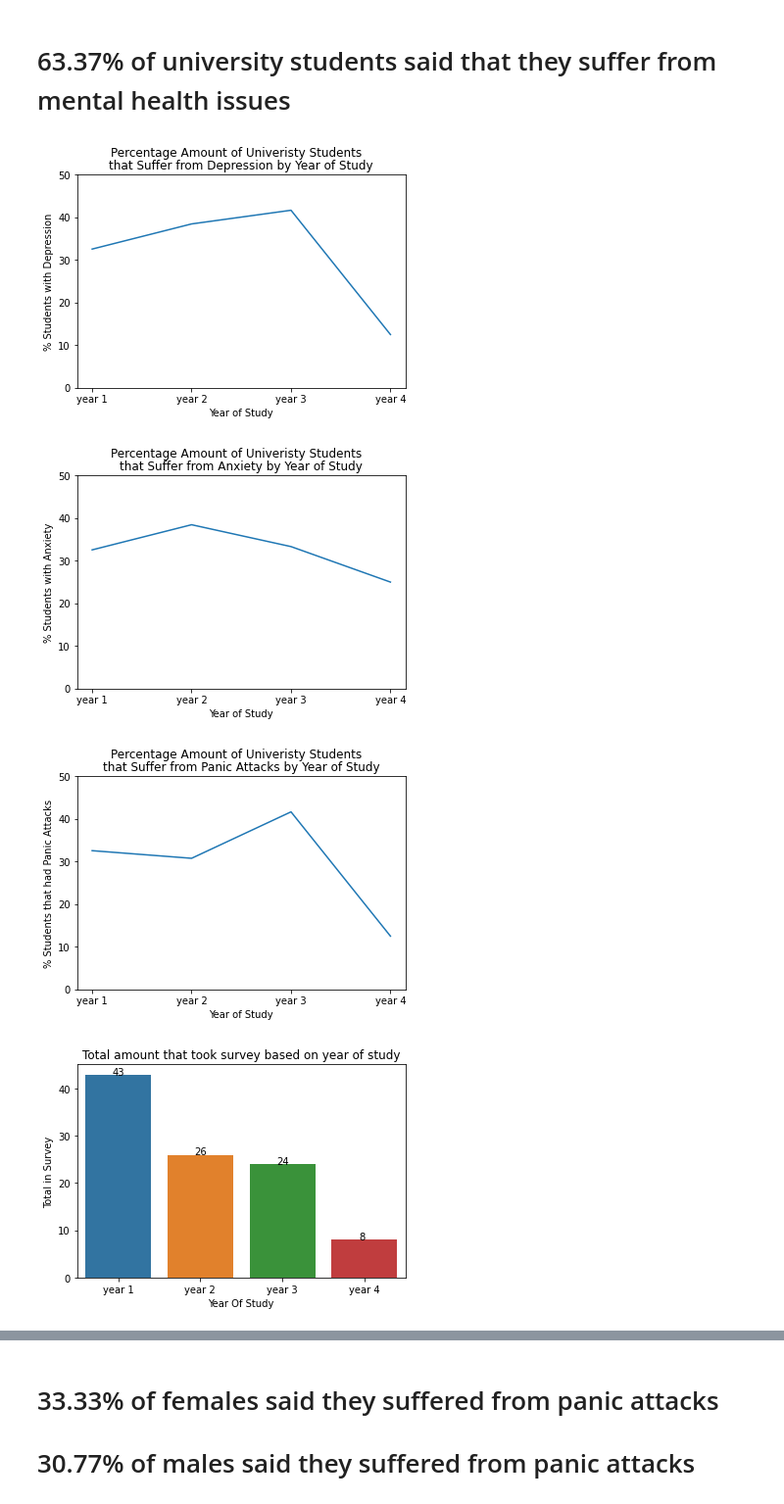
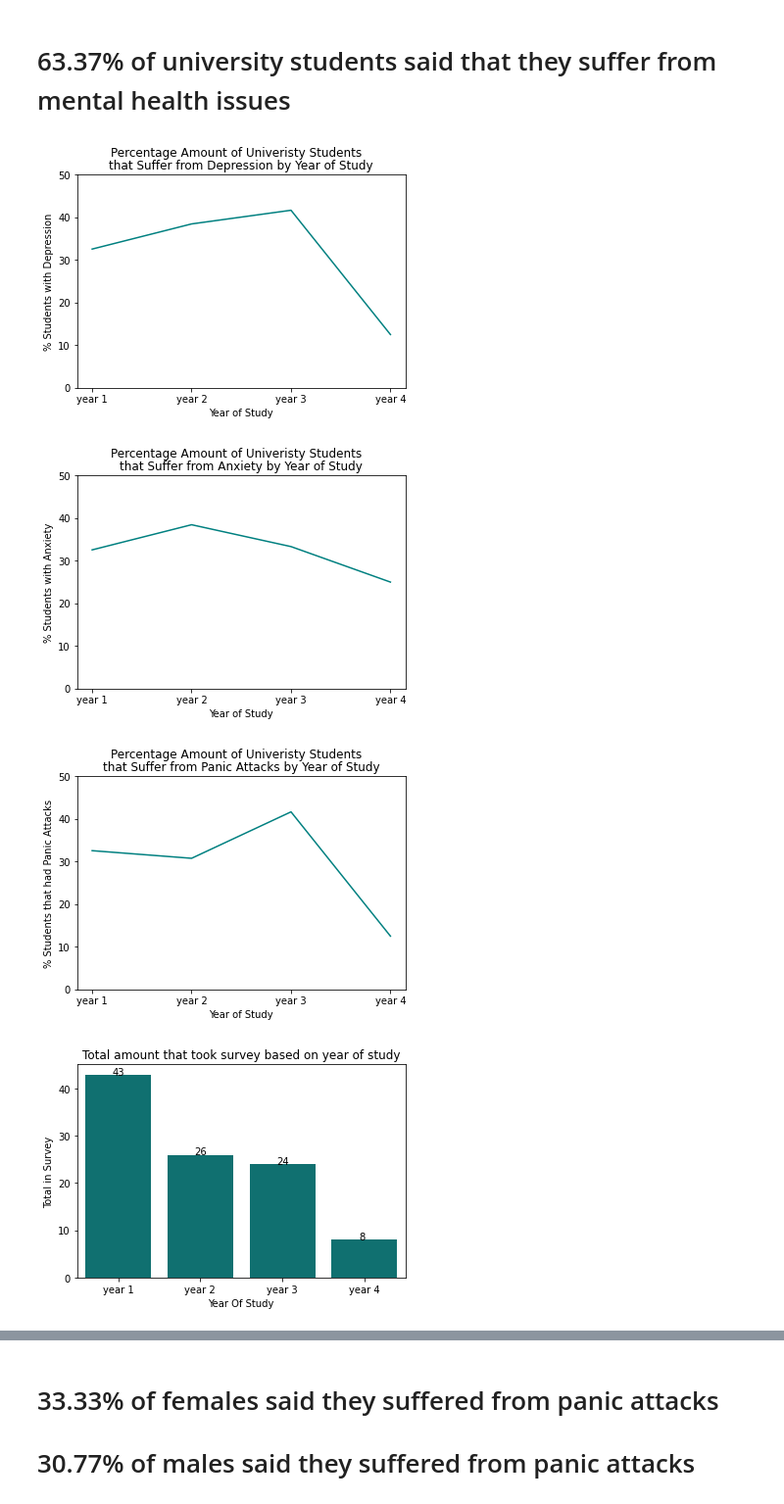
Before and after one commit to HFell1611/DataEng37Python, a Jupyter notebook: visualisation_project/mental_health_presentation.ipynb, the cells around one changed output, grey strips where cells are left out. Shown at 98% size. Drawn from its saved outputs; the diff is of its cells as text; code cells hidden in the pictures.

```diff
--- a/visualisation_project/mental_health_presentation.ipynb
+++ b/visualisation_project/mental_health_presentation.ipynb
@@ -11,7 +11,7 @@ df = pd.read_csv("mental_health.csv")
 # %% [markdown]
 # 63.37% of university students said that they suffer from mental health issues
 # %%
-sns.lineplot(x="year_of_study", y="depression", data=year_percent)
+sns.lineplot(x="year_of_study", y="depression", data=year_percent, color="teal")
 plt.xlabel("Year of Study")
 plt.ylabel("% Students with Depression")
 plt.ylim(0, 50)
@@ -19,9 +19,9 @@ plt.suptitle("Percentage Amount of Univeristy Students")
 plt.title("that Suffer from Depression by Year of Study")
 plt.show()
 # %% [output]
-[figure, old version]
+[figure, new version]
 # %%
-sns.lineplot(x="year_of_study", y="anxiety", data=year_percent)
+sns.lineplot(x="year_of_study", y="anxiety", data=year_percent, color="teal")
 plt.xlabel("Year of Study")
 plt.ylabel("% Students with Anxiety")
 plt.ylim(0, 50)
@@ -29,9 +29,9 @@ plt.suptitle("Percentage Amount of Univeristy Students")
 plt.title("that Suffer from Anxiety by Year of Study")
 plt.show()
 # %% [output]
-[figure, old version]
+[figure, new version]
 # %%
-sns.lineplot(x="year_of_study", y="panic_attack", data=year_percent)
+sns.lineplot(x="year_of_study", y="panic_attack", data=year_percent, color="teal")
 plt.xlabel("Year of Study")
 plt.ylabel("% Students that had Panic Attacks")
 plt.ylim(0, 50)
@@ -39,15 +39,15 @@ plt.suptitle("Percentage Amount of Univeristy Students")
 plt.title("that Suffer from Panic Attacks by Year of Study")
 plt.show()
 # %% [output]
-[figure, old version]
+[figure, new version]
 # %%
-ax = sns.countplot(df['year_of_study'])
+ax = sns.countplot(df['year_of_study'], color="teal")
 plt.xlabel("Year Of Study")
 plt.ylabel("Total in Survey")
 plt.title("Total amount that took survey based on year of study")
 for p in ax.patches:
    ax.annotate('{:.0f}'.format(p.get_height()), (p.get_x()+0.33, p.get_height()+0.01))
 plt.show()
 # %% [output]
-[figure, old version]
+[figure, new version]
 # %%
```
Also changed, not shown: parts of 10 cells of this notebook.
